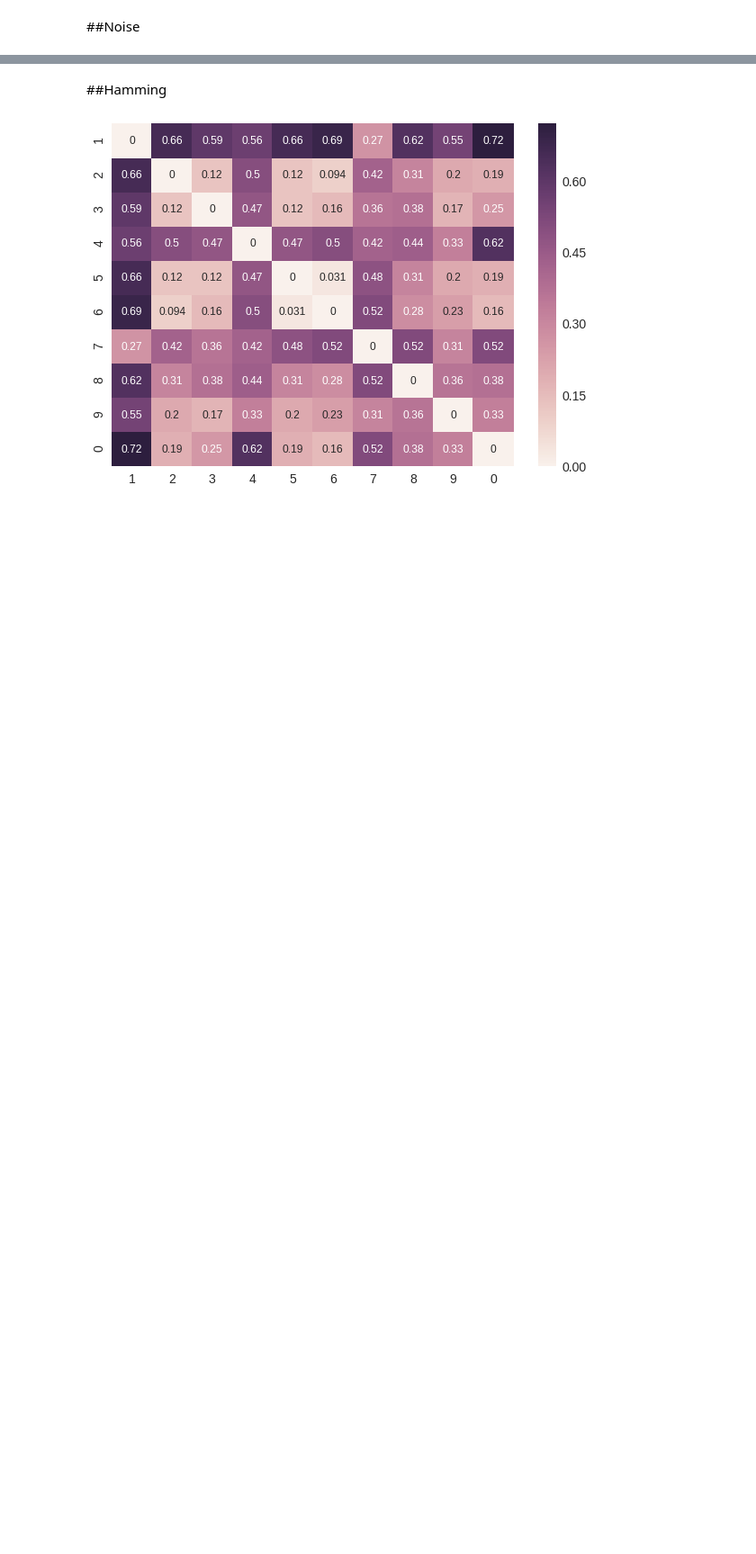
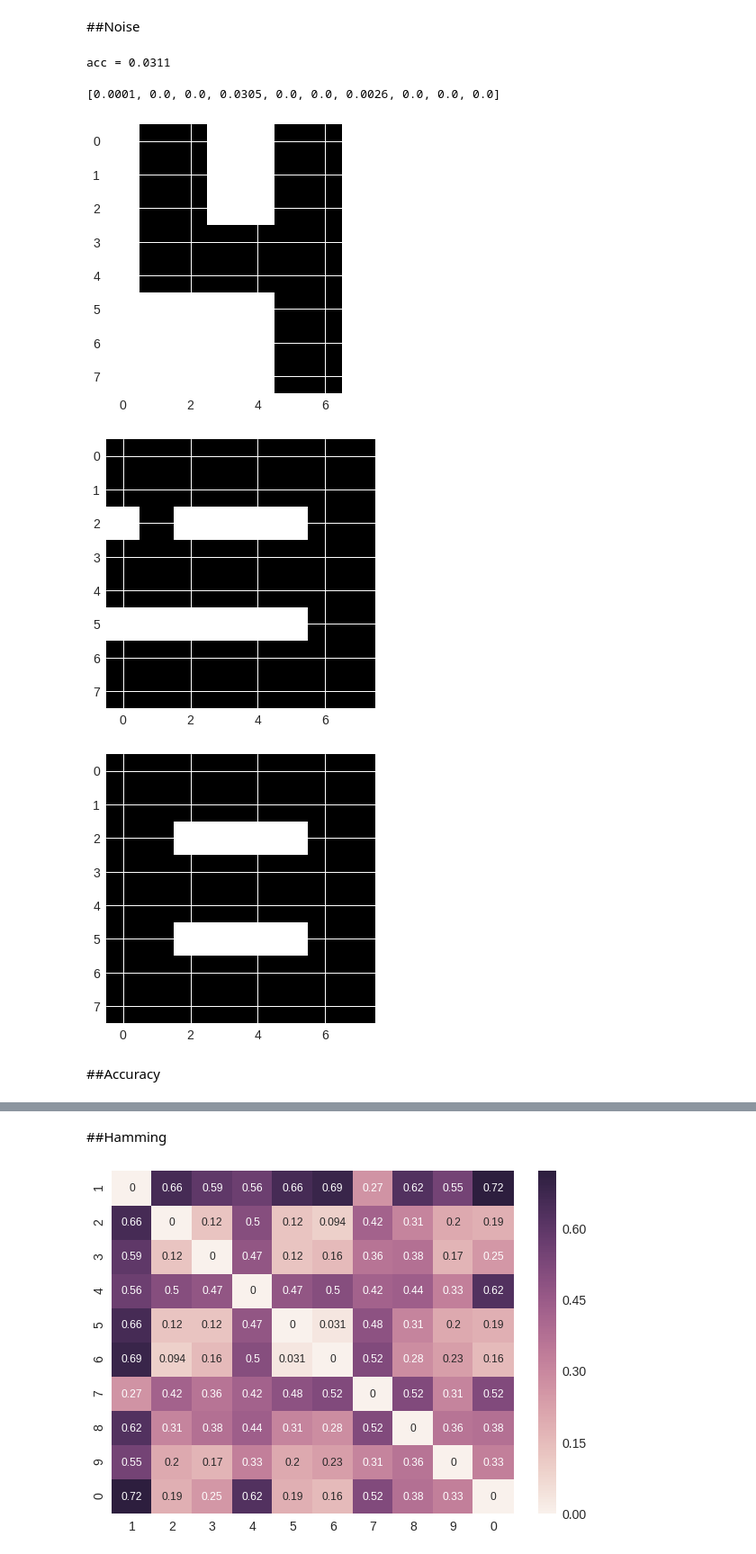
Before and after one commit to Benyaminhosseiny/Hyperspectral, a Jupyter notebook: Hopfield_final.ipynb, the cells around one changed output, grey strips where cells are left out. Shown: that part at 90% size. Drawn from its saved outputs; the diff is of its cells as text; code cells hidden in the pictures; blank space fills up the shorter version.

```diff
--- a/Hopfield_final.ipynb
+++ b/Hopfield_final.ipynb
@@ -189,16 +193,51 @@ array([[0, 0, 0, 0, 0, 0, 0, 0, 0, 0, 0, 0, 0, 0, 0, 0, 0, 0, 0, 0, 0, 0,
 ##Noise
 # %%
 import random
+import scipy.spatial.distance as dis
 def test_noise (inp, te_n, n_n): #inp:input vector te_n: number of noisy samples for test. n_n: number of noisy elements
   test = []
   for i in range(te_n):
     rnd = random.sample(range(len(inp)), n_n)
     noise = np.asarray(inp)
     for i in rnd:
-      noise[i] = 0
+      noise[i] = -1*noise[i]
     test.append(noise)
 
   test=np.asarray(test)
   test = np.unique(test,axis=0)
 
   return test
+
+def accuracy(test, t, W): #test matrix, t: output, W: Weight
+  j=0
+  n=len(test[:,0])
+  for i in range(n):
+    y=Hop(test[i,:],W)
+    if dis.hamming(y, t)==0:
+      j=j+1
+  acc=j/n
+  return acc
+
+
+te5=test_noise (X[3], 10000, 20)
+acc = accuracy(te5, X[3], W)
+print('acc =' ,acc)
+plt.imshow(-1*np.reshape(X[3],[8,8]))
+plt.figure()
+plt.imshow(-1*np.reshape(te5[0,:],[8,8]))
+plt.figure()
+plt.imshow(-1*np.reshape(Hop(te5[0,:],W),[8,8]))
+
+acc=[]
+for i in range(10):
+  te=test_noise (X[i], 10000, 20)
+  acc.append(accuracy(te, X[i], W))
+acc
+# %% [output]
+acc = 0.0311
+[0.0001, 0.0, 0.0, 0.0305, 0.0, 0.0, 0.0026, 0.0, 0.0, 0.0]
+[figure, added]
+[figure, added]
+[figure, added]
+# %% [markdown]
+##Accuracy
```
Also changed, not shown: parts of 3 cells of this notebook.
